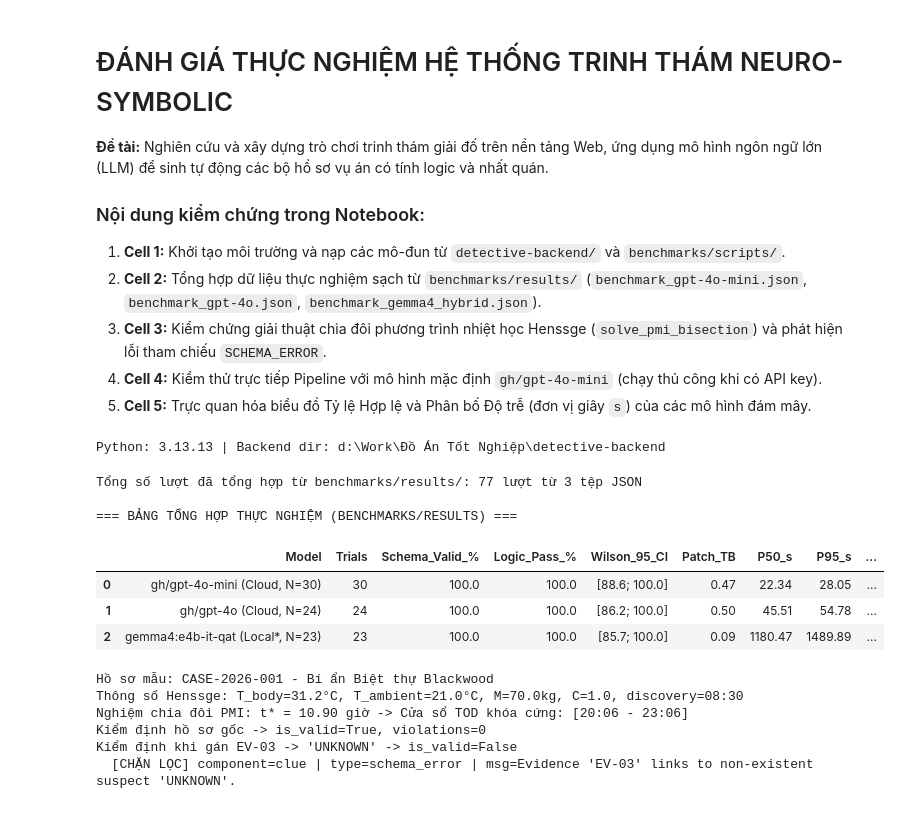
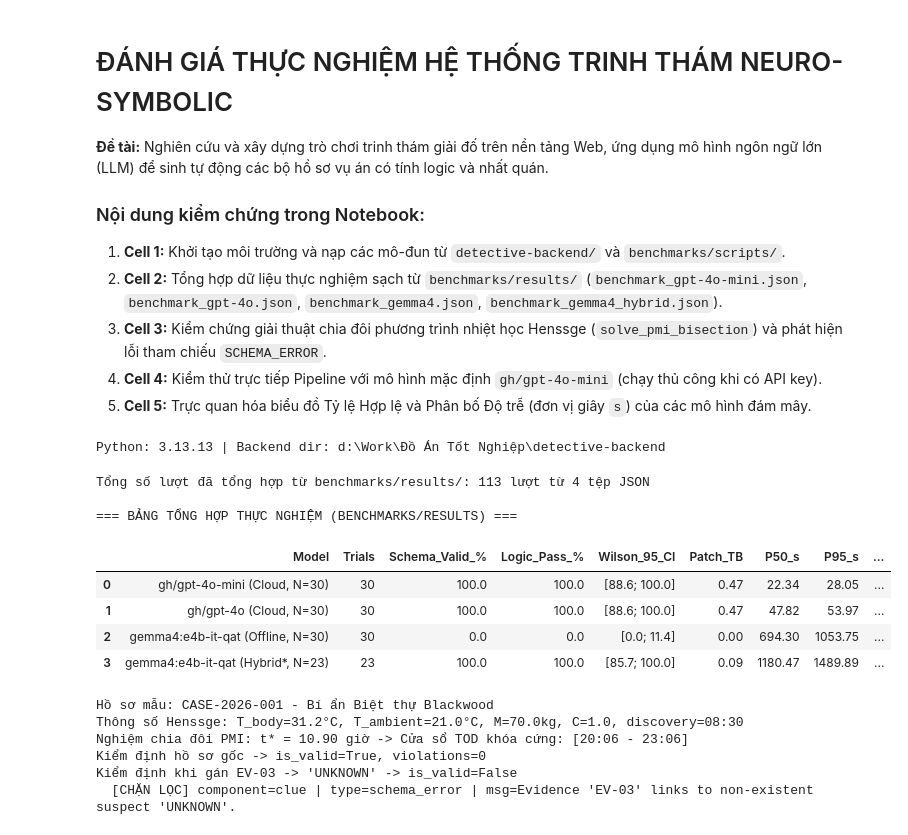
Before and after one commit to NNgocCongAnh/graduation-project, a Jupyter notebook: benchmark_evaluation.ipynb, the cells around one changed output. Cells and saved outputs as stored; diff of their text form; code cells hidden in the pictures.

```diff
--- a/benchmark_evaluation.ipynb
+++ b/benchmark_evaluation.ipynb
@@ -5,7 +5,7 @@
 
 ### Nội dung kiểm chứng trong Notebook:
 1. **Cell 1:** Khởi tạo môi trường và nạp các mô-đun từ `detective-backend/` và `benchmarks/scripts/`.
-2. **Cell 2:** Tổng hợp dữ liệu thực nghiệm sạch từ `benchmarks/results/` (`benchmark_gpt-4o-mini.json`, `benchmark_gpt-4o.json`, `benchmark_gemma4_hybrid.json`).
+2. **Cell 2:** Tổng hợp dữ liệu thực nghiệm sạch từ `benchmarks/results/` (`benchmark_gpt-4o-mini.json`, `benchmark_gpt-4o.json`, `benchmark_gemma4.json`, `benchmark_gemma4_hybrid.json`).
 3. **Cell 3:** Kiểm chứng giải thuật chia đôi phương trình nhiệt học Henssge (`solve_pmi_bisection`) và phát hiện lỗi tham chiếu `SCHEMA_ERROR`.
 4. **Cell 4:** Kiểm thử trực tiếp Pipeline với mô hình mặc định `gh/gpt-4o-mini` (chạy thủ công khi có API key).
 5. **Cell 5:** Trực quan hóa biểu đồ Tỷ lệ Hợp lệ và Phân bố Độ trễ (đơn vị giây `s`) của các mô hình đám mây.
@@ -54,50 +54,56 @@ def wilson_ci_95(k: int, n: int, z: float = 1.96):
     d = 1.0 + z * z / n
     center = (p + z * z / (2.0 * n)) / d
     half = z * math.sqrt(p * (1.0 - p) / n + z * z / (4.0 * n * n)) / d
-    return (round(100.0 * (center - half), 1), round(100.0 * min(1.0, center + half), 1))
+    return (round(100.0 * max(0.0, center - half), 1), round(100.0 * min(1.0, center + half), 1))
 
 datasets = [
-    ("gh/gpt-4o-mini (Cloud, N=30)", "benchmark_gpt-4o-mini.json"),
-    ("gh/gpt-4o (Cloud, N=24)", "benchmark_gpt-4o.json"),
-    ("gemma4:e4b-it-qat (Local*, N=23)", "benchmark_gemma4_hybrid.json"),
+    ("gh/gpt-4o-mini (Cloud, N=30)", "benchmark_gpt-4o-mini.json", True),
+    ("gh/gpt-4o (Cloud, N=30)", "benchmark_gpt-4o.json", True),
+    ("gemma4:e4b-it-qat (Offline, N=30)", "benchmark_gemma4.json", False),
+    ("gemma4:e4b-it-qat (Hybrid*, N=23)", "benchmark_gemma4_hybrid.json", True),
 ]
 
 summary_rows = []
 all_records = []
-for label, fname in datasets:
+for label, fname, allow_fb in datasets:
     fpath = os.path.join(RESULTS_DIR, fname)
     with open(fpath, "r", encoding="utf-8") as f:
         trials = json.load(f)
     all_records.extend(trials)
     n = len(trials)
     lat = [r["latency_sec"] for r in trials]
-    n_schema = sum(bool(r["json_valid"]) for r in trials)
-    n_logic = sum(bool(r["logic_valid"]) for r in trials)
+    if allow_fb:
+        n_schema = sum(bool(r["json_valid"]) for r in trials)
+        n_logic = sum(bool(r["logic_valid"]) for r in trials)
+    else:
+        n_schema = sum(bool(r["json_valid"]) and not bool(r.get("used_fallback_sample")) for r in trials)
+        n_logic = sum(bool(r["logic_valid"]) and not bool(r.get("used_fallback_sample")) for r in trials)
     ci_lo, ci_hi = wilson_ci_95(n_logic, n)
     summary_rows.append({
         "Model": label,
         "Trials": n,
         "Schema_Valid_%": round(100.0 * n_schema / n, 1),
         "Logic_Pass_%": round(100.0 * n_logic / n, 1),
         "Wilson_95_CI": f"[{ci_lo}; {ci_hi}]",
         "Patch_TB": round(sum(r.get("patch_retries", 0) for r in trials) / n, 2),
         "P50_s": round(float(np.percentile(lat, 50)), 2),
         "P95_s": round(float(np.percentile(lat, 95)), 2),
         "Crucial/Herring": f"{np.mean([r['crucial_clues_count'] for r in trials]):.1f} / {np.mean([r['red_herrings_count'] for r in trials]):.1f}",
     })
 
 df_summary = pd.DataFrame(summary_rows)
 print(f"Tổng số lượt đã tổng hợp từ benchmarks/results/: {len(all_records)} lượt từ {len(datasets)} tệp JSON\n")
 print("=== BẢNG TỔNG HỢP THỰC NGHIỆM (BENCHMARKS/RESULTS) ===")
 display(df_summary)
 # %% [output]
-Tổng số lượt đã tổng hợp từ benchmarks/results/: 77 lượt từ 3 tệp JSON
+Tổng số lượt đã tổng hợp từ benchmarks/results/: 113 lượt từ 4 tệp JSON
 
 === BẢNG TỔNG HỢP THỰC NGHIỆM (BENCHMARKS/RESULTS) ===
 |  | Model | Trials | Schema_Valid_% | Logic_Pass_% | Wilson_95_CI | Patch_TB | P50_s | P95_s | ... |
 | 0 | gh/gpt-4o-mini (Cloud, N=30) | 30 | 100.0 | 100.0 | [88.6; 100.0] | 0.47 | 22.34 | 28.05 | ... |
-| 1 | gh/gpt-4o (Cloud, N=24) | 24 | 100.0 | 100.0 | [86.2; 100.0] | 0.50 | 45.51 | 54.78 | ... |
-| 2 | gemma4:e4b-it-qat (Local*, N=23) | 23 | 100.0 | 100.0 | [85.7; 100.0] | 0.09 | 1180.47 | 1489.89 | ... |
+| 1 | gh/gpt-4o (Cloud, N=30) | 30 | 100.0 | 100.0 | [88.6; 100.0] | 0.47 | 47.82 | 53.97 | ... |
+| 2 | gemma4:e4b-it-qat (Offline, N=30) | 30 | 0.0 | 0.0 | [0.0; 11.4] | 0.00 | 694.30 | 1053.75 | ... |
+| 3 | gemma4:e4b-it-qat (Hybrid*, N=23) | 23 | 100.0 | 100.0 | [85.7; 100.0] | 0.09 | 1180.47 | 1489.89 | ... |
 # %%
 # Kiểm chứng Bộ giải chia đôi phương trình nhiệt học Henssge và Bộ kiểm định đồ thị hai phía
 sample_case = CaseGeneratorService.get_sample_case()
```
Also changed, not shown: parts of 1 cell of this notebook, 11 other files.
